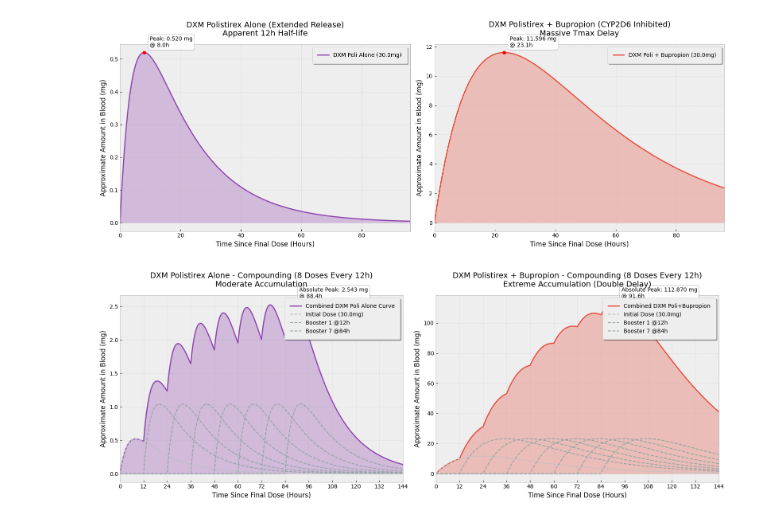
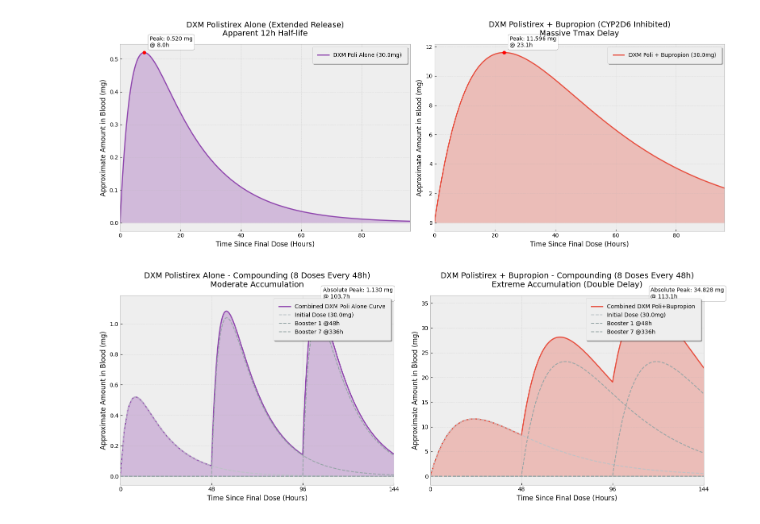
Before and after one commit to mnasty/glutamate-neuroscience-mdl, a Jupyter notebook: half-life-concentrations.ipynb, the cells around one changed output. Drawn from its saved outputs; the diff is of its cells as text; code cells hidden in the pictures.

Commit message:
added analysis of single missed afternoon boosting dose

```diff
--- a/half-life-concentrations.ipynb
+++ b/half-life-concentrations.ipynb
@@ -220,7 +430,7 @@ def lorazepam_concentration(t, dose, ka, ke, t_dose=0):
 # ---- LORAZEPAM PHARMACOKINETICS ----
 T_HALF_LORA = 12.0  # Elimination half-life (~12 hours)
 T_MAX_LORA = 2.0    # Time to peak (~2 hours oral)
-DOSE_LORA = 1.0     # Initial dose in mg
+DOSE_LORA = 0.5    # Initial dose in mg
 
 k_e_lora = np.log(2) / T_HALF_LORA
 k_a_lora = solve_ka_lora(k_e_lora, T_MAX_LORA)
@@ -615,7 +825,7 @@ plt.show()
 # Calculate compounding concentration for 'n' additional doses over the defined interval
 n_additional_doses = 7   # Change this parameter to see continuous dosing accumulation!
 DOSE_DXM_POLI_2 = 60.0
-t_dose2_poli = 12.0
+t_dose2_poli = 48.0
 
 t_hours_dxm = np.linspace(0, 144, 2000) # Extended time window to 144 hours (6 days) to fit multiple doses
 Mass_poli_alone = dxm_concentration(t_hours_dxm, DOSE_DXM_POLI, F_POLI_ALONE, V_d_dxm, k_a_poli, k_e_poli_alone)
@@ -663,31 +873,31 @@ ax1.set_xticks(np.arange(0, 145, max(12, int(t_dose2_poli))))
 ax1.legend(loc='upper right', frameon=True, shadow=True, borderpad=1)
 ax1.grid(True, linestyle="--", alpha=0.4)
 
 # Plotting DXM Polistirex + Bupropion Compounding
 ax2 = axes[1]
 ax2.plot(t_hours_dxm, combined_poli_combo, color="#e74c3c", lw=2, label=f"Combined DXM Poli+Bupropion")
 ax2.plot(t_hours_dxm, Mass_poli_combo, color="#bdc3c7", lw=1.5, linestyle="--", label=f"Initial Dose ({DOSE_DXM_POLI}mg)")
 for i, booster in enumerate(Mass_combo_boosters):
     lbl = f"Booster {i+1} @{int(t_dose2_poli * (i+1))}h" if i == 0 or i == len(Mass_combo_boosters)-1 else ""
     ax2.plot(t_hours_dxm, booster, color="#95a5a6", lw=1.5, linestyle="--", label=lbl)
 ax2.fill_between(t_hours_dxm, combined_poli_combo, alpha=0.3, color="#e74c3c")
 
 peak_idx_combo_2 = np.argmax(combined_poli_combo)
 ax2.scatter(t_hours_dxm[peak_idx_combo_2], combined_poli_combo[peak_idx_combo_2], color='red', zorder=5)
 ax2.annotate(f'Absolute Peak: {combined_poli_combo[peak_idx_combo_2]:.3f} mg\n@ {t_hours_dxm[peak_idx_combo_2]:.1f}h',
              (t_hours_dxm[peak_idx_combo_2], combined_poli_combo[peak_idx_combo_2]),
              textcoords="offset points", xytext=(10, 10), ha='left', fontsize=10,
              bbox=dict(boxstyle="round,pad=0.3", fc="white", ec="gray", alpha=0.9))
 
 ax2.set_title(f"DXM Polistirex + Bupropion - Compounding ({n_additional_doses+1} Doses Every {int(t_dose2_poli)}h)\nExtreme Accumulation (Double Delay)", fontsize=14, pad=15)
 ax2.set_xlabel("Time Since Final Dose (Hours)", fontsize=12)
 ax2.set_ylabel("Approximate Amount in Blood (mg)", fontsize=12)
 ax2.set_xlim(0, 144)
 ax2.set_xticks(np.arange(0, 145, max(12, int(t_dose2_poli))))
 ax2.legend(loc='upper right', frameon=True, shadow=True, borderpad=1)
 ax2.grid(True, linestyle="--", alpha=0.4)
 
 plt.tight_layout()
 plt.show()
 # %% [output]
-[figure, old version]
+[figure, new version]
```
Also changed, not shown: parts of 5 cells of this notebook, 1 other file.
